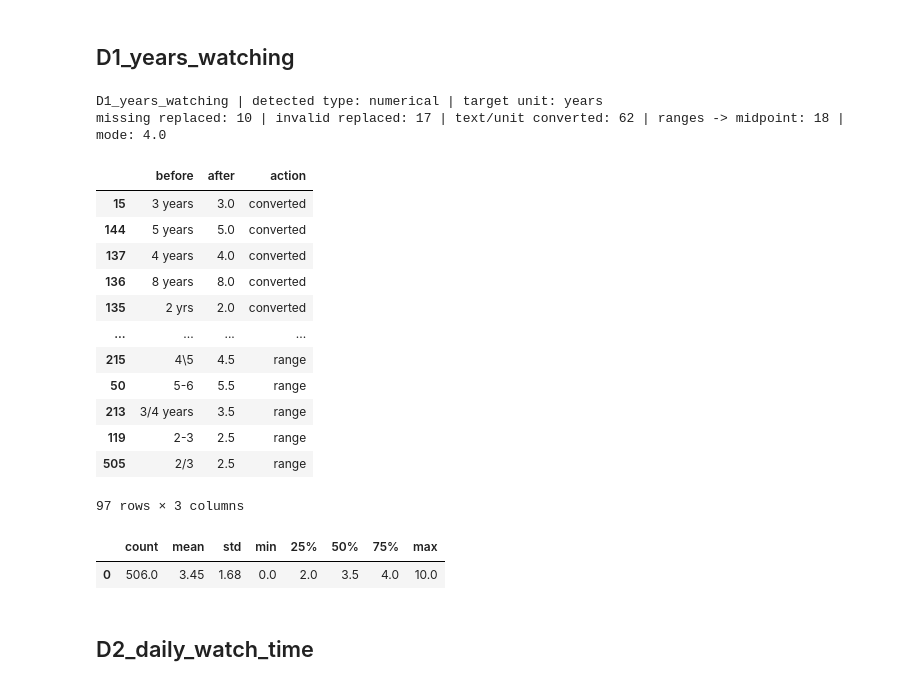
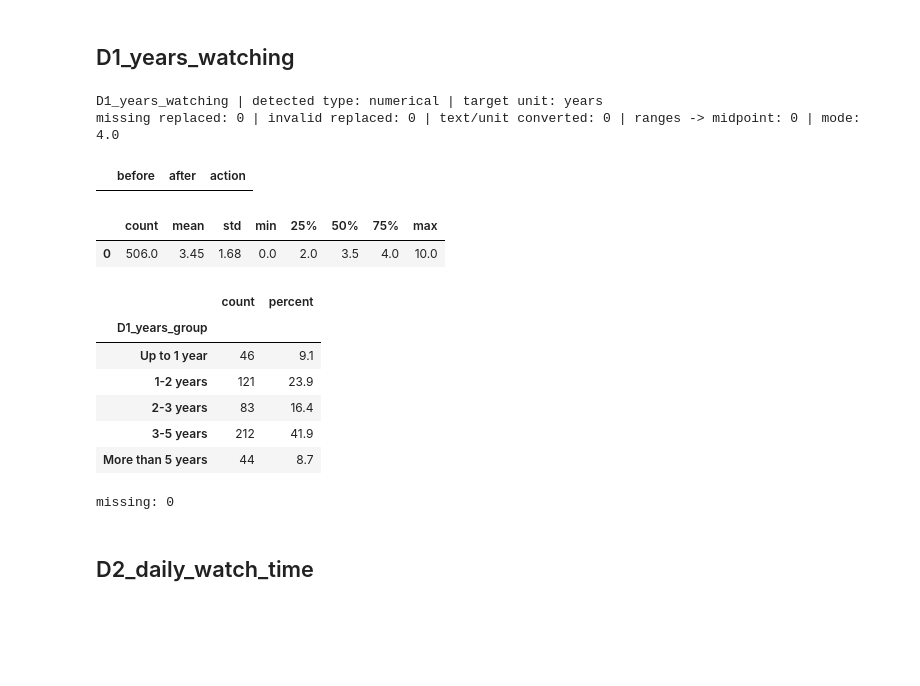
Before and after one commit to arshadziban/Reels-Mental-Health-Well-Being-Report, a Jupyter notebook: 1_finetune_dataset.ipynb, the cells around one changed output. Saved outputs shown, nothing was run; the diff lists cells and outputs as text; code cells hidden in the pictures; blank space fills up the shorter version.

```diff
--- a/1_finetune_dataset.ipynb
+++ b/1_finetune_dataset.ipynb
@@ -491,3 +491,10 @@ missing replaced: 3 | invalid replaced: 0 | modified: 3 | mode: Islam
 | Islam | 491 | 97.0 |
 | Hindu | 12 | 2.4 |
 | Christian | 3 | 0.6 |
+# %%
+# A3_religion - merge the small groups (Hindu, Christian) into one category
+df["A3_religion"] = df["A3_religion"].replace({"Hindu": "Hindu/Christian", "Christian": "Hindu/Christian"})
+
+summary = df["A3_religion"].value_counts().rename("count").to_frame()
+summary["percent"] = (summary["count"] / summary["count"].sum() * 100).round(1)
+display(summary)
@@ -602,5 +634,17 @@ missing replaced: 4 | invalid replaced: 0 | modified: 4 | mode: Very Comfortable
 # %%
 # C1_height
 clean_column("C1_height")
+
+# 5 categories (right-inclusive bins) from the numeric cm, before converting to text
+labels = ["Up to 160 cm", "160-165 cm", "165-170 cm", "170-175 cm", "Above 175 cm"]
+df["C1_height_group"] = pd.cut(df["C1_height"], bins=[0, 160, 165, 170, 175, 300], labels=labels)
+
+# Show height as text: 167.6 -> "167.6 cm"
+df["C1_height"] = df["C1_height"].map(lambda h: f"{h:g} cm")
+
+summary = df["C1_height_group"].value_counts().reindex(labels).rename("count").to_frame()
+summary["percent"] = (summary["count"] / summary["count"].sum() * 100).round(1)
+display(summary)
+print("missing:", df["C1_height_group"].isna().sum())
 # %% [output]
 C1_height | detected type: numerical | target unit: cm
@@ -625,5 +665,17 @@ missing replaced: 8 | invalid replaced: 31 | text/unit converted: 182 | ranges -
 # %%
 # C2_weight
 clean_column("C2_weight")
+
+# 5 categories (right-inclusive bins) from the numeric kg, before converting to text
+labels = ["Up to 50 kg", "50-60 kg", "60-70 kg", "70-80 kg", "Above 80 kg"]
+df["C2_weight_group"] = pd.cut(df["C2_weight"], bins=[0, 50, 60, 70, 80, 300], labels=labels)
+
+# Show weight as text: 62 -> "62 kg"
+df["C2_weight"] = df["C2_weight"].map(lambda w: f"{w:g} kg")
+
+summary = df["C2_weight_group"].value_counts().reindex(labels).rename("count").to_frame()
+summary["percent"] = (summary["count"] / summary["count"].sum() * 100).round(1)
+display(summary)
+print("missing:", df["C2_weight_group"].isna().sum())
 # %% [output]
 C2_weight | detected type: numerical | target unit: kg
@@ -680,24 +724,32 @@ missing replaced: 4 | invalid replaced: 0 | modified: 4 | mode: Sometimes
 # %%
 # D1_years_watching
 clean_column("D1_years_watching")
+
+# 5 categories (right-inclusive bins) from the numeric years, before converting to text
+labels = ["Up to 1 year", "1-2 years", "2-3 years", "3-5 years", "More than 5 years"]
+df["D1_years_group"] = pd.cut(df["D1_years_watching"], bins=[-1, 1, 2, 3, 5, 10], labels=labels)
+
+# Show years as text: 4 -> "4 Years", 2.5 -> "2.5 Years" (1 -> "1 Year")
+df["D1_years_watching"] = df["D1_years_watching"].map(lambda y: f"{y:g} {'Year' if y == 1 else 'Years'}")
+
+summary = df["D1_years_group"].value_counts().reindex(labels).rename("count").to_frame()
+summary["percent"] = (summary["count"] / summary["count"].sum() * 100).round(1)
+display(summary)
+print("missing:", df["D1_years_group"].isna().sum())
 # %% [output]
 D1_years_watching | detected type: numerical | target unit: years
-missing replaced: 10 | invalid replaced: 17 | text/unit converted: 62 | ranges -> midpoint: 18 | mode: 4.0
+missing replaced: 0 | invalid replaced: 0 | text/unit converted: 0 | ranges -> midpoint: 0 | mode: 4.0
 |  | before | after | action |
-| 15 | 3 years | 3.0 | converted |
-| 144 | 5 years | 5.0 | converted |
-| 137 | 4 years | 4.0 | converted |
-| 136 | 8 years | 8.0 | converted |
-| 135 | 2 yrs | 2.0 | converted |
-| ... | ... | ... | ... |
-| 215 | 4\5 | 4.5 | range |
-| 50 | 5-6 | 5.5 | range |
-| 213 | 3/4 years | 3.5 | range |
-| 119 | 2-3 | 2.5 | range |
-| 505 | 2/3 | 2.5 | range |
+|  | count | mean | std | min | 25% | 50% | 75% | max |
+| 0 | 506.0 | 3.45 | 1.68 | 0.0 | 2.0 | 3.5 | 4.0 | 10.0 |
+|  | count | percent |
+| D1_years_group |  |  |
+| Up to 1 year | 46 | 9.1 |
+| 1-2 years | 121 | 23.9 |
+| 2-3 years | 83 | 16.4 |
+| 3-5 years | 212 | 41.9 |
+| More than 5 years | 44 | 8.7 |
-97 rows × 3 columns
+missing: 0
-|  | count | mean | std | min | 25% | 50% | 75% | max |
-| 0 | 506.0 | 3.45 | 1.68 | 0.0 | 2.0 | 3.5 | 4.0 | 10.0 |
 # %% [markdown]
 ## D2_daily_watch_time
 # %%
```
Also changed, not shown: parts of 5 cells of this notebook.
